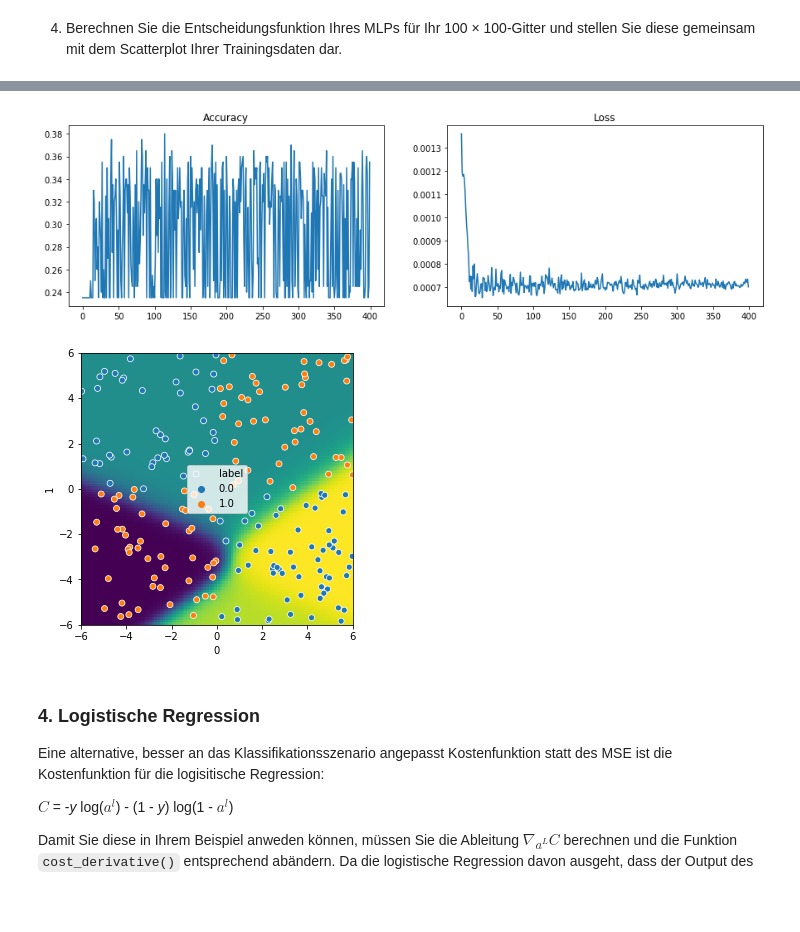
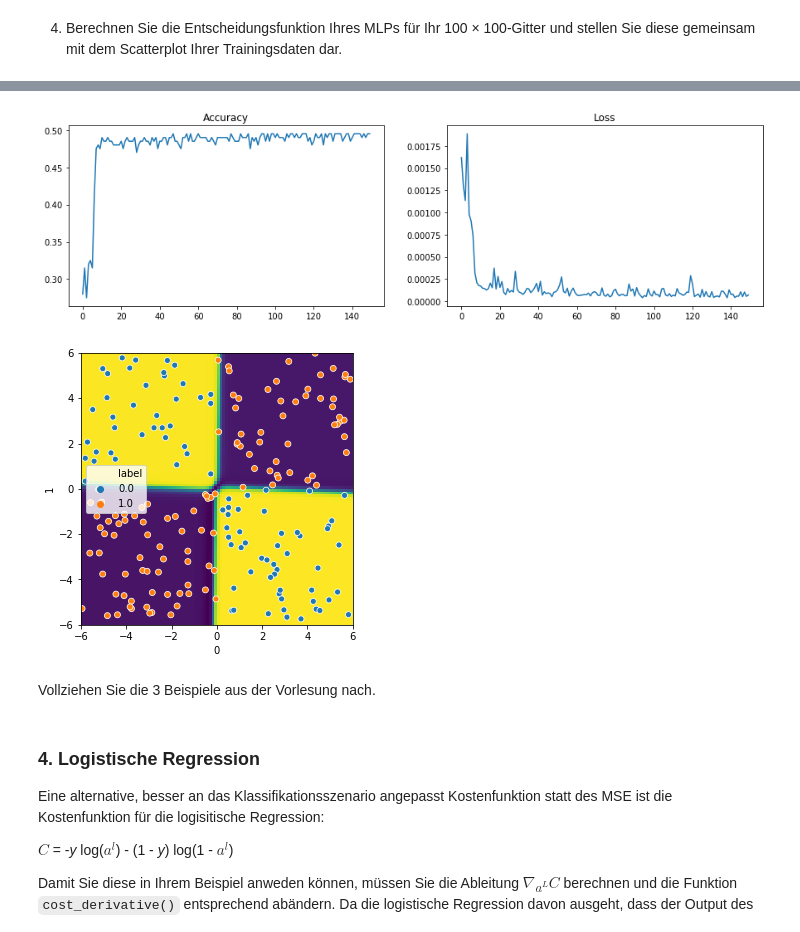
Before and after one commit to ExLeonem/DL-WS1920, a Jupyter notebook: notebooks/AB_1.ipynb, the cells around one changed output, grey strips where cells are left out. Cells and saved outputs as stored; diff of their text form; code cells hidden in the pictures; blank space fills up the shorter version.

```diff
--- a/notebooks/AB_1.ipynb
+++ b/notebooks/AB_1.ipynb
@@ -401,8 +401,8 @@ eta = 1.2
 epochs = 150
 sizes = [2, 2, 2, 1]
 
-new_mlp = mlp.MLP(sizes, epochs = epochs, mbs = mbs, eta = eta)
+new_mlp = mlp.MLP(sizes, epochs = epochs, mbs = mbs, eta = eta, activation = "tanh")
 x_train, y_train = gen_data(200)
 x_test, y_test = gen_data(100)
-(acc, loss) = mlp.train(x_train, y_train, x_test, y_test)
+(acc, loss) = new_mlp.train(x_train, y_train, x_test, y_test)
 # %% [output]
@@ -410,11 +442,13 @@ AttributeError: 'MLP' object has no attribute 'MLP'
 # %%
-plot_stats(acc_val/x_train.shape[0], mse_loss/x_train.shape[0])
+plot_stats(acc/x_train.shape[0], loss/x_train.shape[0])
 # %% [output]
-[figure, old version]
+[figure, new version]
 # %%
 plot_generalization(new_mlp, x_train, y_train)
 # %% [output]
-[figure, old version]
+[figure, new version]
+# %% [markdown]
+Vollziehen Sie die 3 Beispiele aus der Vorlesung nach.
 # %% [markdown]
 ### 4. Logistische Regression
 Eine alternative, besser an das Klassifikationsszenario angepasst Kostenfunktion statt des MSE ist die Kostenfunktion für die logisitische Regression:
```
Also changed, not shown: parts of 22 cells of this notebook, 3 other files.
